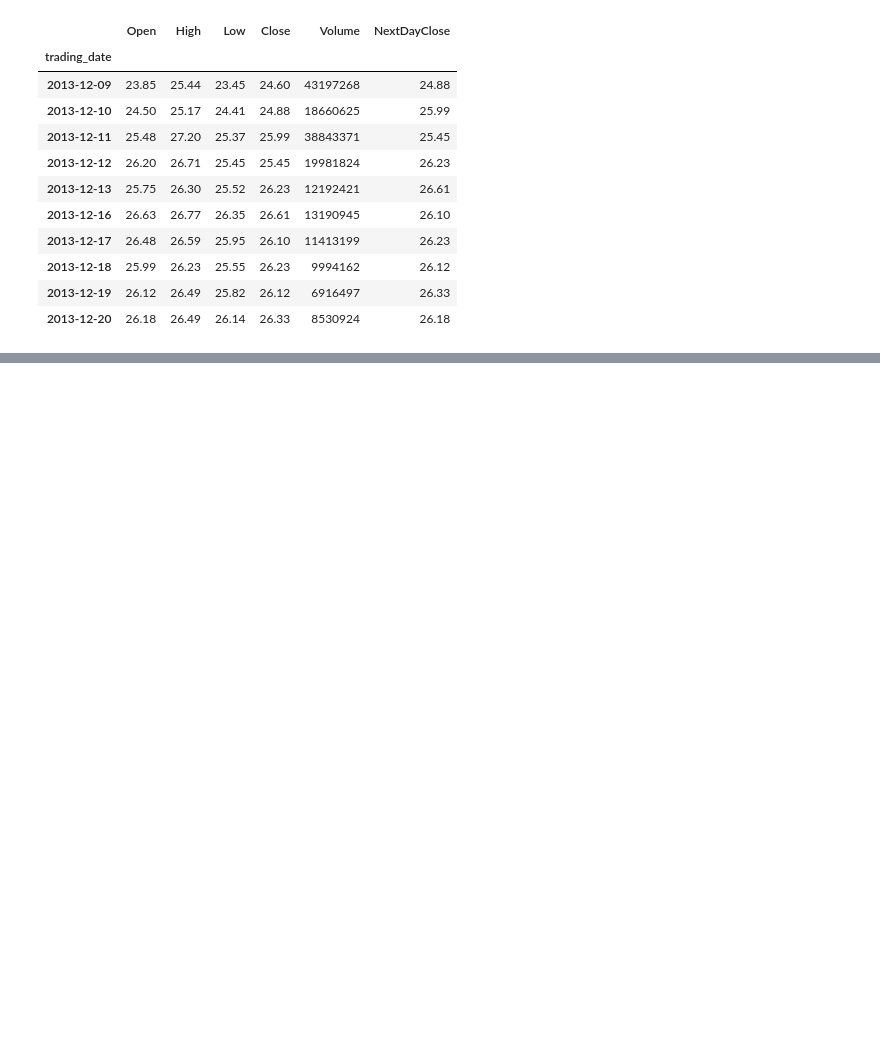
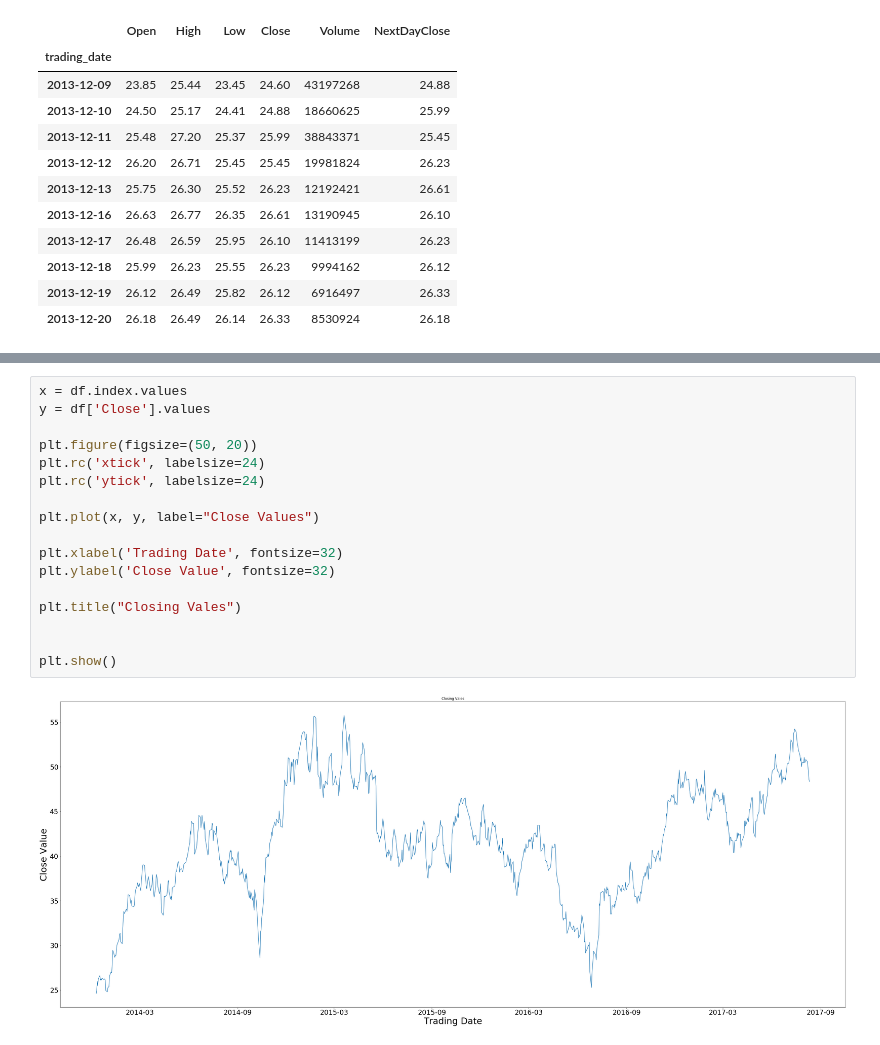
Before and after one commit to kwrjcr/machinelearningnanodegreecapstone, a Jupyter notebook: UdacityMachineLearningNanodegreeCapstoneProject-Copy3.ipynb, the cells around one changed output, grey strips where cells are left out. Saved outputs shown, nothing was run; the diff lists cells and outputs as text; blank space fills up the shorter version.

```diff
--- a/UdacityMachineLearningNanodegreeCapstoneProject-Copy3.ipynb
+++ b/UdacityMachineLearningNanodegreeCapstoneProject-Copy3.ipynb
@@ -84,0 +85,19 @@ df.head(10)
+# %%
+x = df.index.values
+y = df['Close'].values
+
+plt.figure(figsize=(50, 20))
+plt.rc('xtick', labelsize=24)
+plt.rc('ytick', labelsize=24)
+
+plt.plot(x, y, label="Close Values")
+
+plt.xlabel('Trading Date', fontsize=32)
+plt.ylabel('Close Value', fontsize=32)
+
+plt.title("Closing Vales")
+
+
+plt.show()
+# %% [output]
+[figure, added]
```
Also changed, not shown: parts of 4 cells of this notebook.
